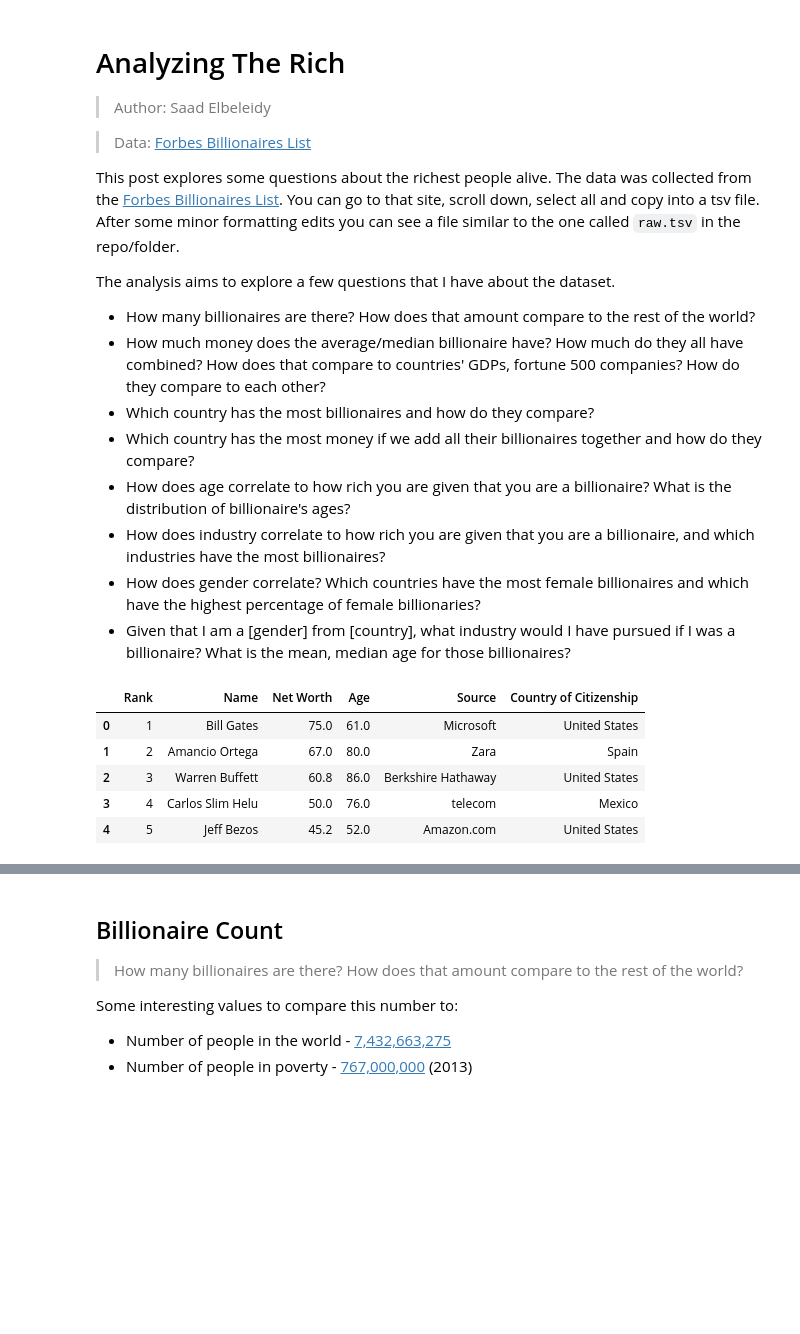
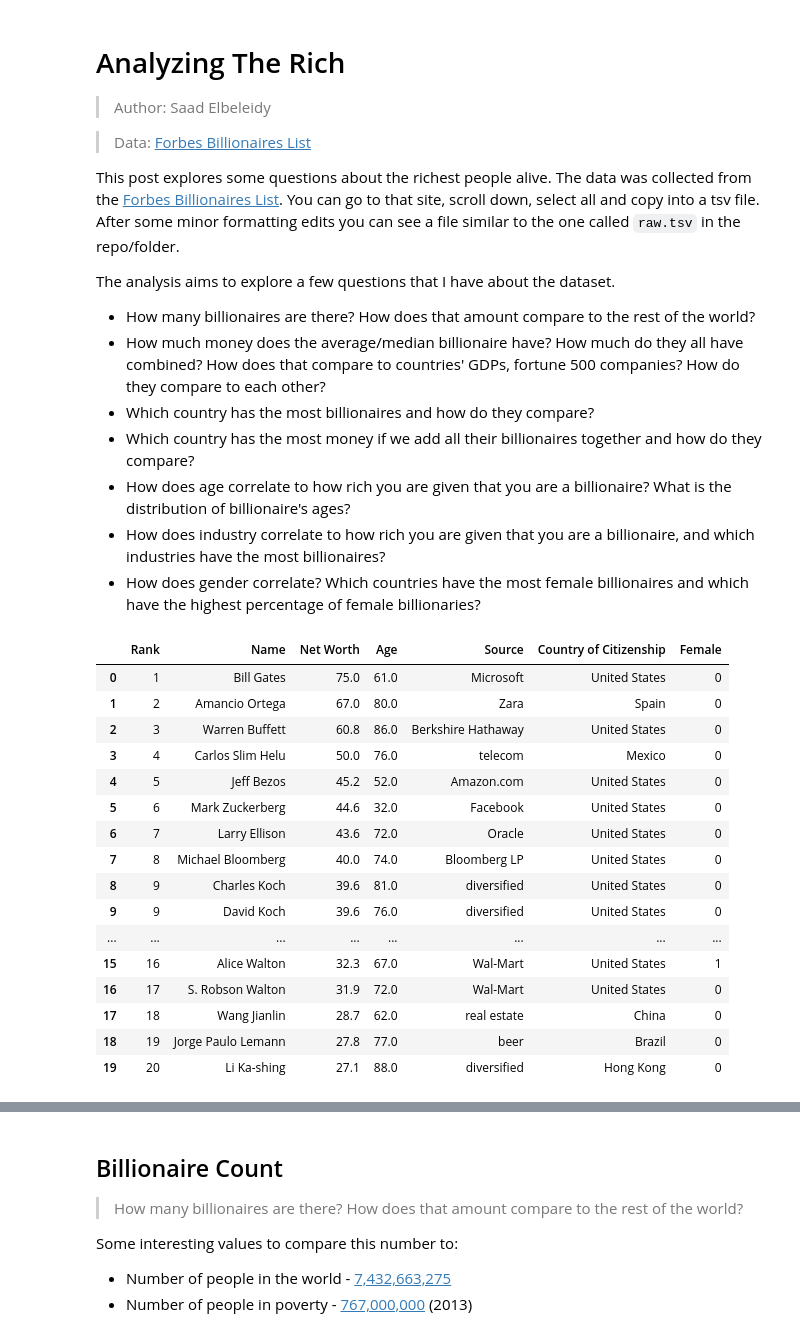
Before and after one commit to sbeleidy/billionaires_analysis, a Jupyter notebook: Rich Analysis.ipynb, the cells around one changed output, grey strips where cells are left out. Cells and saved outputs as stored; diff of their text form; code cells hidden in the pictures; blank space fills up the shorter version.

Commit message:
feat: Add gender analysis and graphs

```diff
--- a/Rich Analysis.ipynb
+++ b/Rich Analysis.ipynb
@@ -16,38 +16,55 @@ The analysis aims to explore a few questions that I have about the dataset.
 * How does age correlate to how rich you are given that you are a billionaire? What is the distribution of billionaire's ages?
 * How does industry correlate to how rich you are given that you are a billionaire, and which industries have the most billionaires?
 * How does gender correlate? Which countries have the most female billionaires and which have the highest percentage of female billionaries?
-* Given that I am a [gender] from [country], what industry would I have pursued if I was a billionaire? What is the mean, median age for those billionaires?
 # %%
 ## Getting the data and setting things up
 import numpy as np
 import pandas as pd
 import matplotlib
 import matplotlib.pyplot as plt
 %matplotlib inline
 
 plt.style.use('ggplot')
 
 fig_size =[0,0]
 fig_size[0] = 12
 fig_size[1] = 5
 plt.rcParams["figure.figsize"] = fig_size
 
 billionaires = pd.read_csv('raw.tsv', sep='\t', header=0)
 womenBillionaires = pd.read_csv('raw_women.tsv', sep='\t', header=0)
 
+womenNames = list(womenBillionaires["Name"])
+
+def isWoman(name):
+    if name in womenNames:
+        return 1
+    else:
+        return 0
+
 billionaires['Net Worth'] = pd.to_numeric(billionaires['Net Worth'].map(lambda x: x[1:len(x)-1]))
-womenBillionaires['Net Worth'] = pd.to_numeric(womenBillionaires['Net Worth'].map(lambda x: x[1:len(x)-1]))
 billionaires['Age'] = pd.to_numeric(billionaires['Age'],errors='coerce')
-womenBillionaires['Age'] = pd.to_numeric(womenBillionaires['Age'],errors='coerce')
+billionaires["Female"] = billionaires.apply(lambda row: isWoman(row["Name"]), axis=1)
 
-billionaires.head()
+billionaires.head(20)
 # %% [output]
-|  | Rank | Name | Net Worth | Age | Source | Country of Citizenship |
-| 0 | 1 | Bill Gates | 75.0 | 61.0 | Microsoft | United States |
-| 1 | 2 | Amancio Ortega | 67.0 | 80.0 | Zara | Spain |
-| 2 | 3 | Warren Buffett | 60.8 | 86.0 | Berkshire Hathaway | United States |
-| 3 | 4 | Carlos Slim Helu | 50.0 | 76.0 | telecom | Mexico |
-| 4 | 5 | Jeff Bezos | 45.2 | 52.0 | Amazon.com | United States |
+|  | Rank | Name | Net Worth | Age | Source | Country of Citizenship | Female |
+| 0 | 1 | Bill Gates | 75.0 | 61.0 | Microsoft | United States | 0 |
+| 1 | 2 | Amancio Ortega | 67.0 | 80.0 | Zara | Spain | 0 |
+| 2 | 3 | Warren Buffett | 60.8 | 86.0 | Berkshire Hathaway | United States | 0 |
+| 3 | 4 | Carlos Slim Helu | 50.0 | 76.0 | telecom | Mexico | 0 |
+| 4 | 5 | Jeff Bezos | 45.2 | 52.0 | Amazon.com | United States | 0 |
+| 5 | 6 | Mark Zuckerberg | 44.6 | 32.0 | Facebook | United States | 0 |
+| 6 | 7 | Larry Ellison | 43.6 | 72.0 | Oracle | United States | 0 |
+| 7 | 8 | Michael Bloomberg | 40.0 | 74.0 | Bloomberg LP | United States | 0 |
+| 8 | 9 | Charles Koch | 39.6 | 81.0 | diversified | United States | 0 |
+| 9 | 9 | David Koch | 39.6 | 76.0 | diversified | United States | 0 |
+| ... | ... | ... | ... | ... | ... | ... | ... |
+| 15 | 16 | Alice Walton | 32.3 | 67.0 | Wal-Mart | United States | 1 |
+| 16 | 17 | S. Robson Walton | 31.9 | 72.0 | Wal-Mart | United States | 0 |
+| 17 | 18 | Wang Jianlin | 28.7 | 62.0 | real estate | China | 0 |
+| 18 | 19 | Jorge Paulo Lemann | 27.8 | 77.0 | beer | Brazil | 0 |
+| 19 | 20 | Li Ka-shing | 27.1 | 88.0 | diversified | Hong Kong | 0 |
 # %%
 billionaires.tail()
 # %% [output]
```
Also changed, not shown: parts of 16 cells of this notebook.
